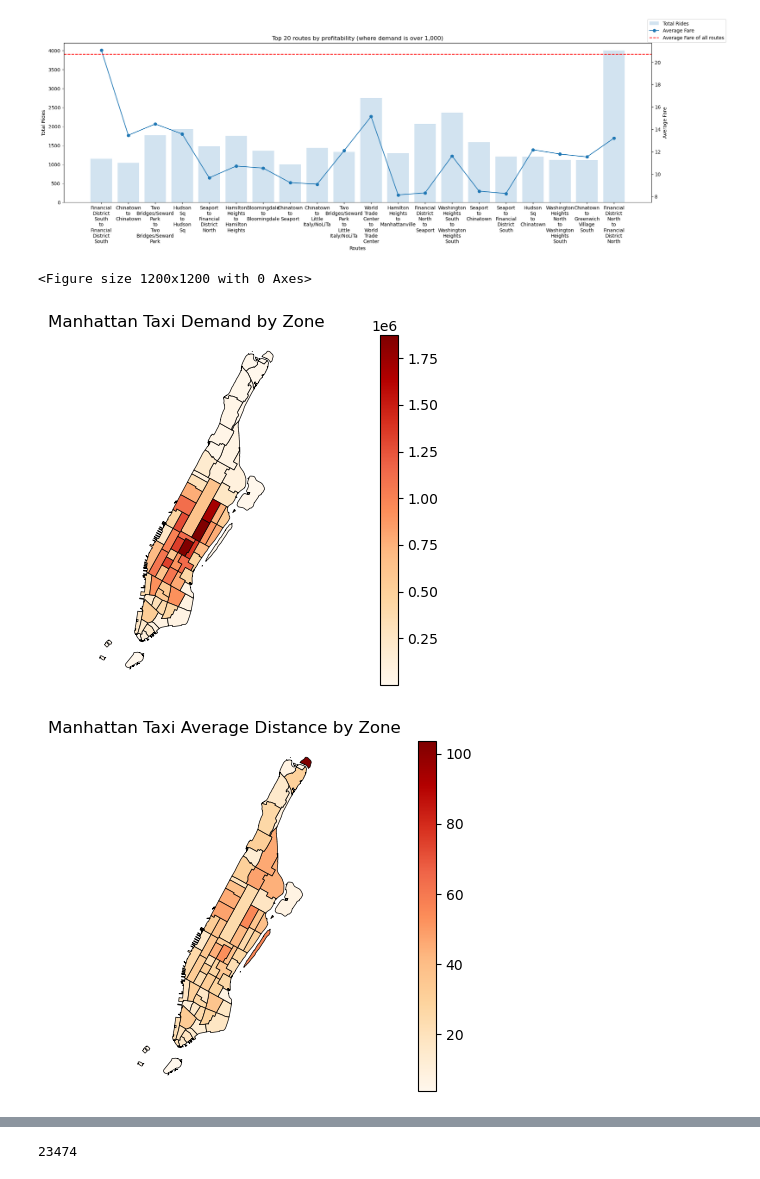
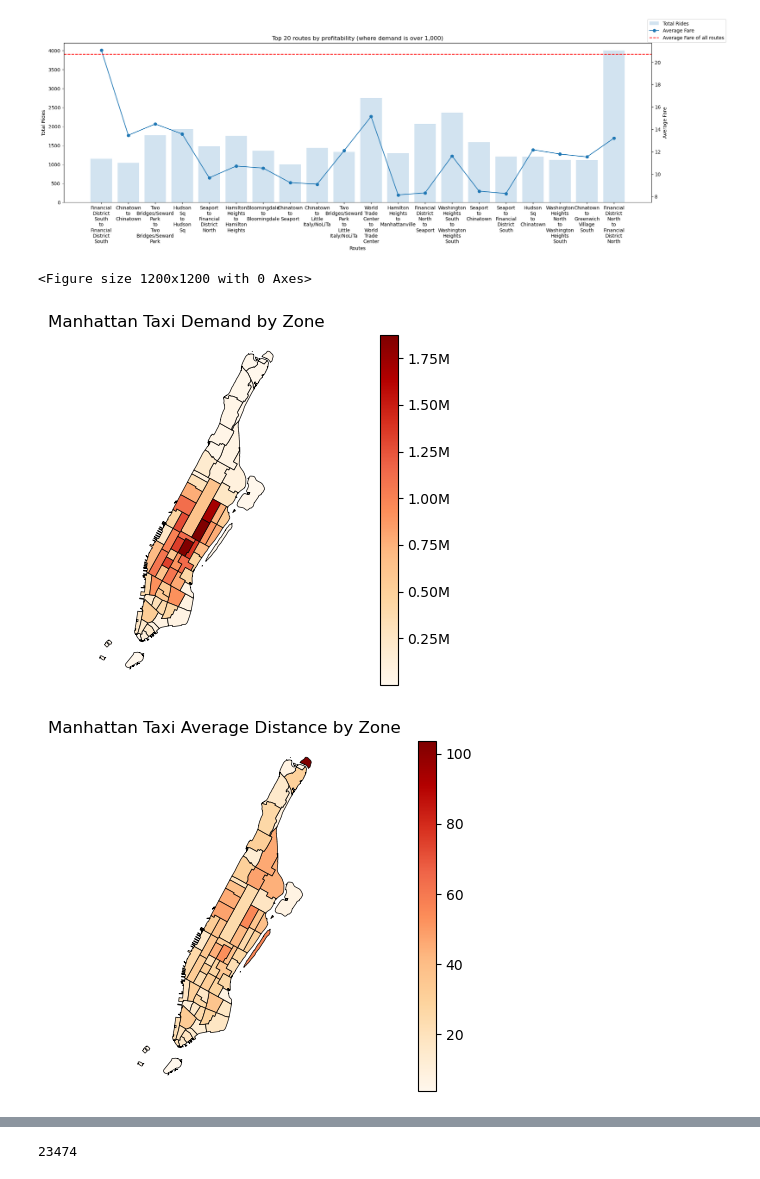
Before and after one commit to emma123456789102/Machine-Learning-Taxi-, a Jupyter notebook: notebook_demand.ipynb, the cells around one changed output, grey strips where cells are left out. Cells and saved outputs as stored; diff of their text form; code cells hidden in the pictures.

```diff
--- a/notebook_demand.ipynb
+++ b/notebook_demand.ipynb
@@ -979,38 +979,40 @@ shape.plot(column="demand", ax=ax, legend=True, cmap="OrRd",
            missing_kwds={"color": "lightgrey"})
 ax.set_title("Manhattan Taxi Demand by Zone")
 ax.set_axis_off()
+cbar = ax.get_figure().get_axes()[-1]
+cbar.set_yticklabels([f"{t/1e6:.2f}M" for t in cbar.get_yticks()])
 plt.tight_layout()
 plt.show()
 
 fig, ax = plt.subplots(figsize=(20, 4))
 shape.plot(column="avg_distance", ax=ax, legend=True, cmap="OrRd",
            edgecolor="black", linewidth=0.5,
            missing_kwds={"color": "lightgrey"})
 ax.set_title("Manhattan Taxi Average Distance by Zone")
 ax.set_axis_off()
 plt.tight_layout()
 plt.show()
 
 fig, ax = plt.subplots(figsize=(20, 4))
 shape.plot(column="avg_fare", ax=ax, legend=True, cmap="OrRd",
            edgecolor="black", linewidth=0.5,
            missing_kwds={"color": "lightgrey"})
 ax.set_title("Manhattan Taxi Average Fare by Zone")
 ax.set_axis_off()
 plt.tight_layout()
 plt.show()
 
 fig, ax = plt.subplots(figsize=(20, 4))
 shape.plot(column="profitability", ax=ax, legend=True, cmap="OrRd",
            edgecolor="black", linewidth=0.5,
            missing_kwds={"color": "lightgrey"})
 ax.set_title("Manhattan Taxi Profitability by Zone")
 ax.set_axis_off()
 plt.tight_layout()
 plt.show()
 # %% [output]
 <Figure size 1200x1200 with 0 Axes>
-[figure, old version]
+[figure, new version]
 [figure]
 [figure]
 [figure]
```
